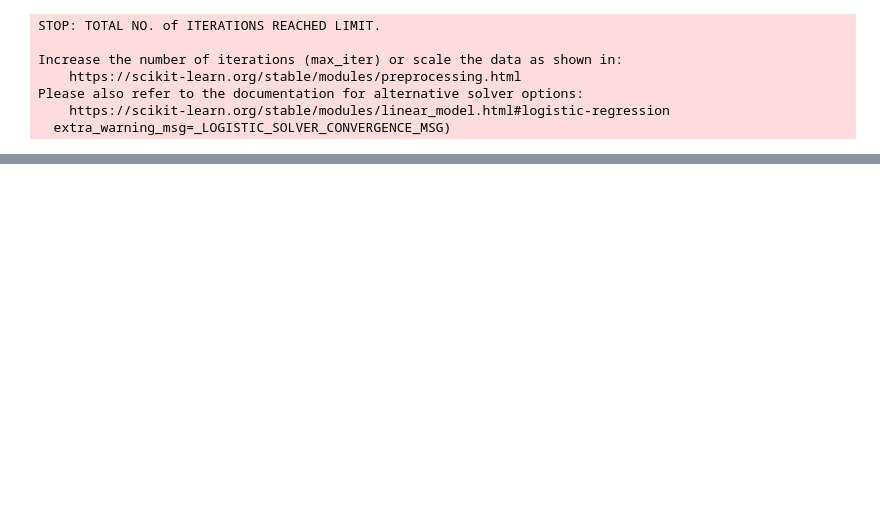
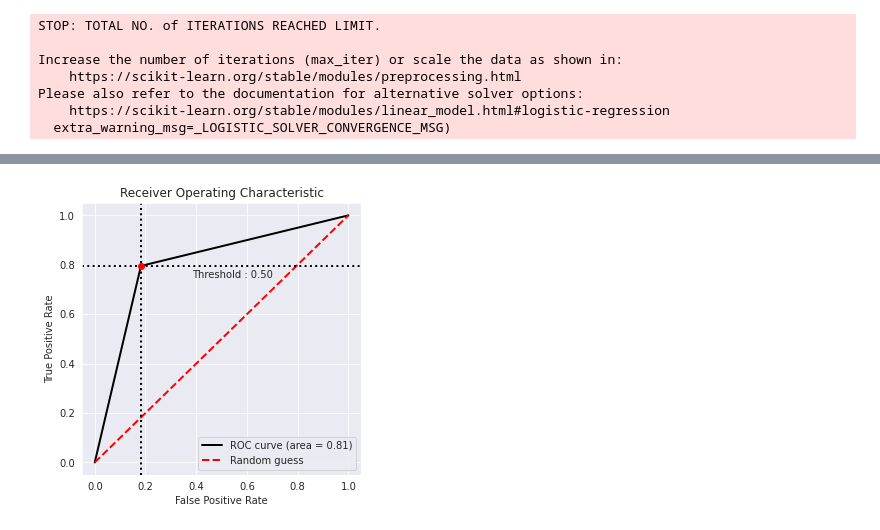
Before and after one commit to naveenrajan/Colab, a Jupyter notebook: qn4.ipynb, the cells around one changed output, grey strips where cells are left out. Drawn from its saved outputs; the diff is of its cells as text; code cells hidden in the pictures; blank space fills up the shorter version.

```diff
--- a/qn4.ipynb
+++ b/qn4.ipynb
@@ -276,0 +306,11 @@ accuracy_score(y_test, y_pred)
+# %%
+from plot_metric.functions import BinaryClassification
+# Visualisation with plot_metric
+bc = BinaryClassification(y_test, y_pred, labels=["Class 1", "Class 2"])
+
+# Figures
+plt.figure(figsize=(5,5))
+bc.plot_roc_curve()
+plt.show()
+# %% [output]
+[figure, added]
```
Also changed, not shown: parts of 9 cells of this notebook.
